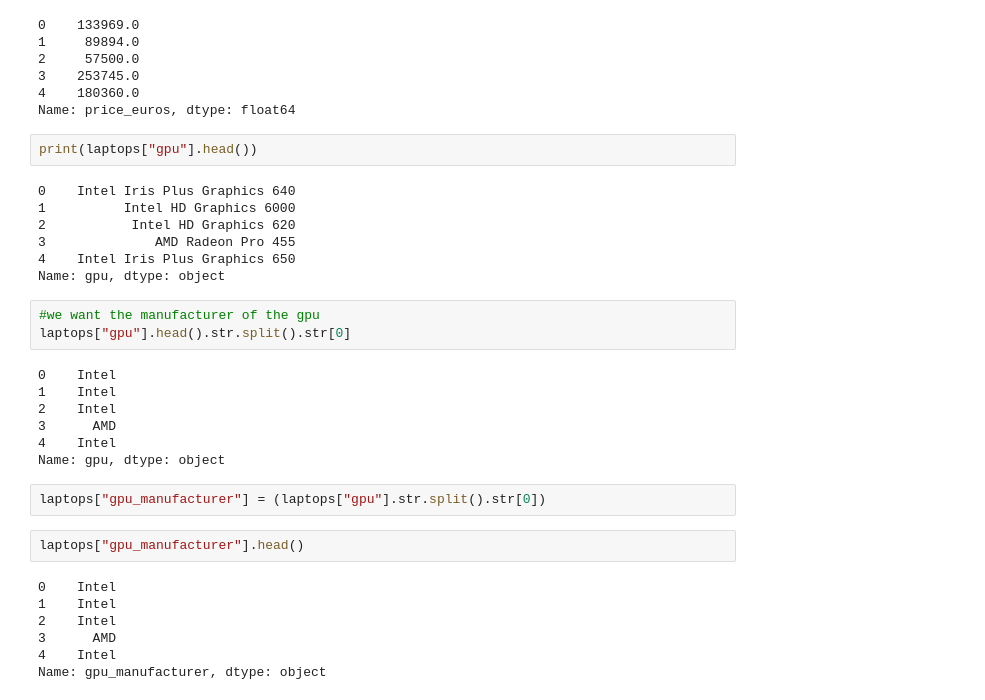
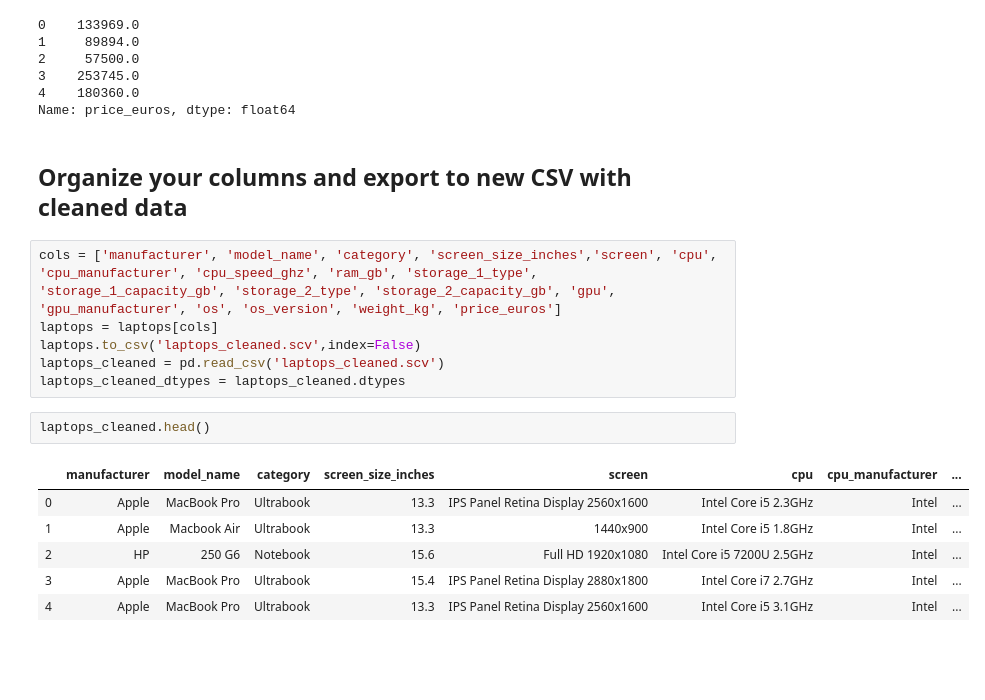
Before and after one commit to alexgamboa1/Laptops-Data-Cleaning, a Jupyter notebook: Data_Manipulation_Laptops_Data.ipynb, the cells around one changed output. Saved outputs shown, nothing was run; the diff lists cells and outputs as text; blank space fills up the shorter version.

Commit message:
finizalized juypter notebook and adding cleaned_csv file

```diff
--- a/Data_Manipulation_Laptops_Data.ipynb
+++ b/Data_Manipulation_Laptops_Data.ipynb
@@ -436,33 +496,20 @@ print(laptops["price_euros"].head())
 3    253745.0
 4    180360.0
 Name: price_euros, dtype: float64
-# %%
-print(laptops["gpu"].head())
-# %% [output]
-0    Intel Iris Plus Graphics 640
-1          Intel HD Graphics 6000
-2           Intel HD Graphics 620
-3              AMD Radeon Pro 455
-4    Intel Iris Plus Graphics 650
-Name: gpu, dtype: object
-# %%
-#we want the manufacturer of the gpu
-laptops["gpu"].head().str.split().str[0]
-# %% [output]
-0    Intel
-1    Intel
-2    Intel
-3      AMD
-4    Intel
-Name: gpu, dtype: object
-# %%
-laptops["gpu_manufacturer"] = (laptops["gpu"].str.split().str[0])
-# %%
-laptops["gpu_manufacturer"].head()
-# %% [output]
-0    Intel
-1    Intel
-2    Intel
-3      AMD
-4    Intel
-Name: gpu_manufacturer, dtype: object
+# %% [markdown]
+## Organize your columns and export to new CSV with cleaned data
+# %%
+cols = ['manufacturer', 'model_name', 'category', 'screen_size_inches','screen', 'cpu', 'cpu_manufacturer', 'cpu_speed_ghz', 'ram_gb', 'storage_1_type', 'storage_1_capacity_gb', 'storage_2_type', 'storage_2_capacity_gb', 'gpu', 'gpu_manufacturer', 'os', 'os_version', 'weight_kg', 'price_euros']
+laptops = laptops[cols]
+laptops.to_csv('laptops_cleaned.scv',index=False)
+laptops_cleaned = pd.read_csv('laptops_cleaned.scv')
+laptops_cleaned_dtypes = laptops_cleaned.dtypes
+# %%
+laptops_cleaned.head()
+# %% [output]
+|  | manufacturer | model_name | category | screen_size_inches | screen | cpu | cpu_manufacturer | ... |
+| 0 | Apple | MacBook Pro | Ultrabook | 13.3 | IPS Panel Retina Display 2560x1600 | Intel Core i5 2.3GHz | Intel | ... |
+| 1 | Apple | Macbook Air | Ultrabook | 13.3 | 1440x900 | Intel Core i5 1.8GHz | Intel | ... |
+| 2 | HP | 250 G6 | Notebook | 15.6 | Full HD 1920x1080 | Intel Core i5 7200U 2.5GHz | Intel | ... |
+| 3 | Apple | MacBook Pro | Ultrabook | 15.4 | IPS Panel Retina Display 2880x1800 | Intel Core i7 2.7GHz | Intel | ... |
+| 4 | Apple | MacBook Pro | Ultrabook | 13.3 | IPS Panel Retina Display 2560x1600 | Intel Core i5 3.1GHz | Intel | ... |
```
Also changed, not shown: parts of 15 cells of this notebook, 1 other file.
